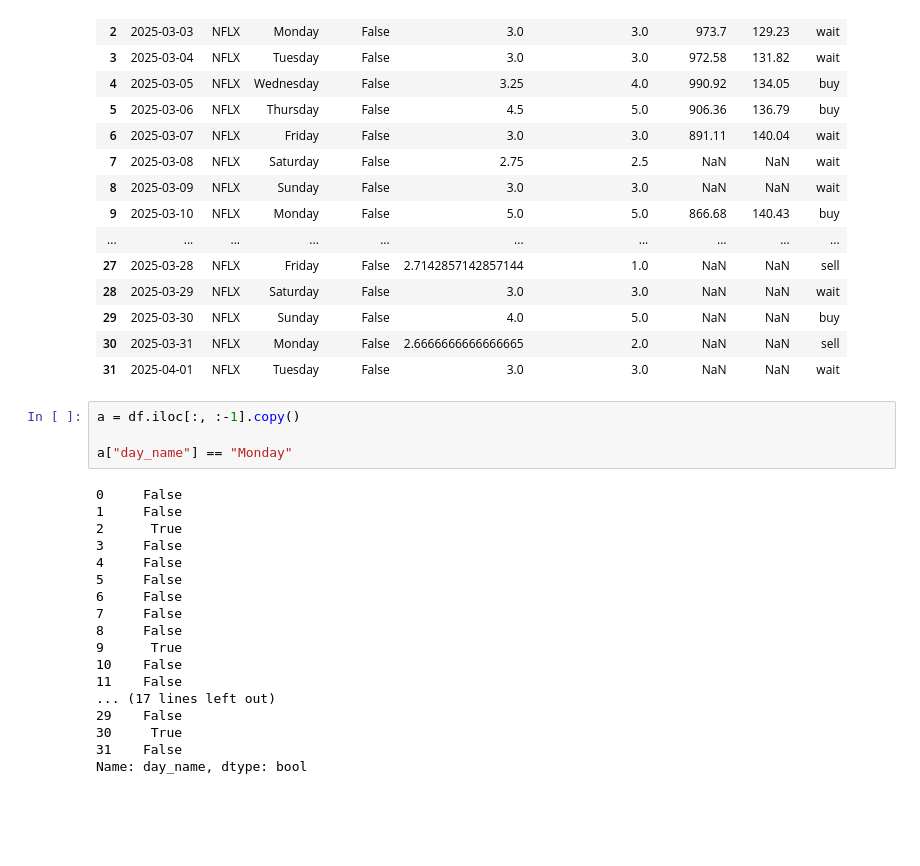
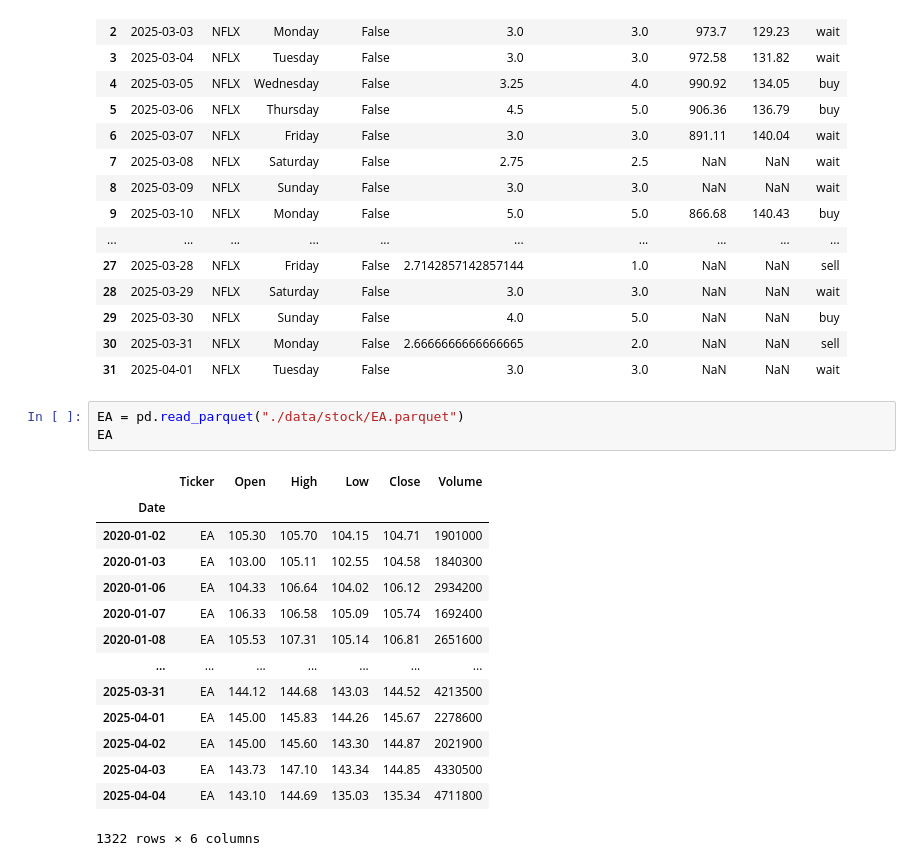
Before and after one commit to CKAbundant/sentiment, a Jupyter notebook: signal.ipynb, the cells around one changed output. Drawn from its saved outputs; the diff is of its cells as text; blank space fills up the shorter version.

```diff
--- a/signal.ipynb
+++ b/signal.ipynb
@@ -45,25 +46,21 @@ df
 | 29 | 2025-03-30 | NFLX | Sunday | False | 4.0 | 5.0 | NaN | NaN | buy |
 | 30 | 2025-03-31 | NFLX | Monday | False | 2.6666666666666665 | 2.0 | NaN | NaN | sell |
 | 31 | 2025-04-01 | NFLX | Tuesday | False | 3.0 | 3.0 | NaN | NaN | wait |
-# %%
-a = df.iloc[:, :-1].copy()
-
-a["day_name"] == "Monday"
-# %% [output]
-0     False
-1     False
-2      True
-3     False
-4     False
-5     False
-6     False
-7     False
-8     False
-9      True
-10    False
-11    False
-... (17 lines left out)
-29    False
-30     True
-31    False
-Name: day_name, dtype: bool
+# %%
+EA = pd.read_parquet("./data/stock/EA.parquet")
+EA
+# %% [output]
+|  | Ticker | Open | High | Low | Close | Volume |
+| Date |  |  |  |  |  |  |
+| 2020-01-02 | EA | 105.30 | 105.70 | 104.15 | 104.71 | 1901000 |
+| 2020-01-03 | EA | 103.00 | 105.11 | 102.55 | 104.58 | 1840300 |
+| 2020-01-06 | EA | 104.33 | 106.64 | 104.02 | 106.12 | 2934200 |
+| 2020-01-07 | EA | 106.33 | 106.58 | 105.09 | 105.74 | 1692400 |
+| 2020-01-08 | EA | 105.53 | 107.31 | 105.14 | 106.81 | 2651600 |
+| ... | ... | ... | ... | ... | ... | ... |
+| 2025-03-31 | EA | 144.12 | 144.68 | 143.03 | 144.52 | 4213500 |
+| 2025-04-01 | EA | 145.00 | 145.83 | 144.26 | 145.67 | 2278600 |
+| 2025-04-02 | EA | 145.00 | 145.60 | 143.30 | 144.87 | 2021900 |
+| 2025-04-03 | EA | 143.73 | 147.10 | 143.34 | 144.85 | 4330500 |
+| 2025-04-04 | EA | 143.10 | 144.69 | 135.03 | 135.34 | 4711800 |
+1322 rows × 6 columns
```
Also changed, not shown: parts of 3 cells of this notebook, 15 other files.
